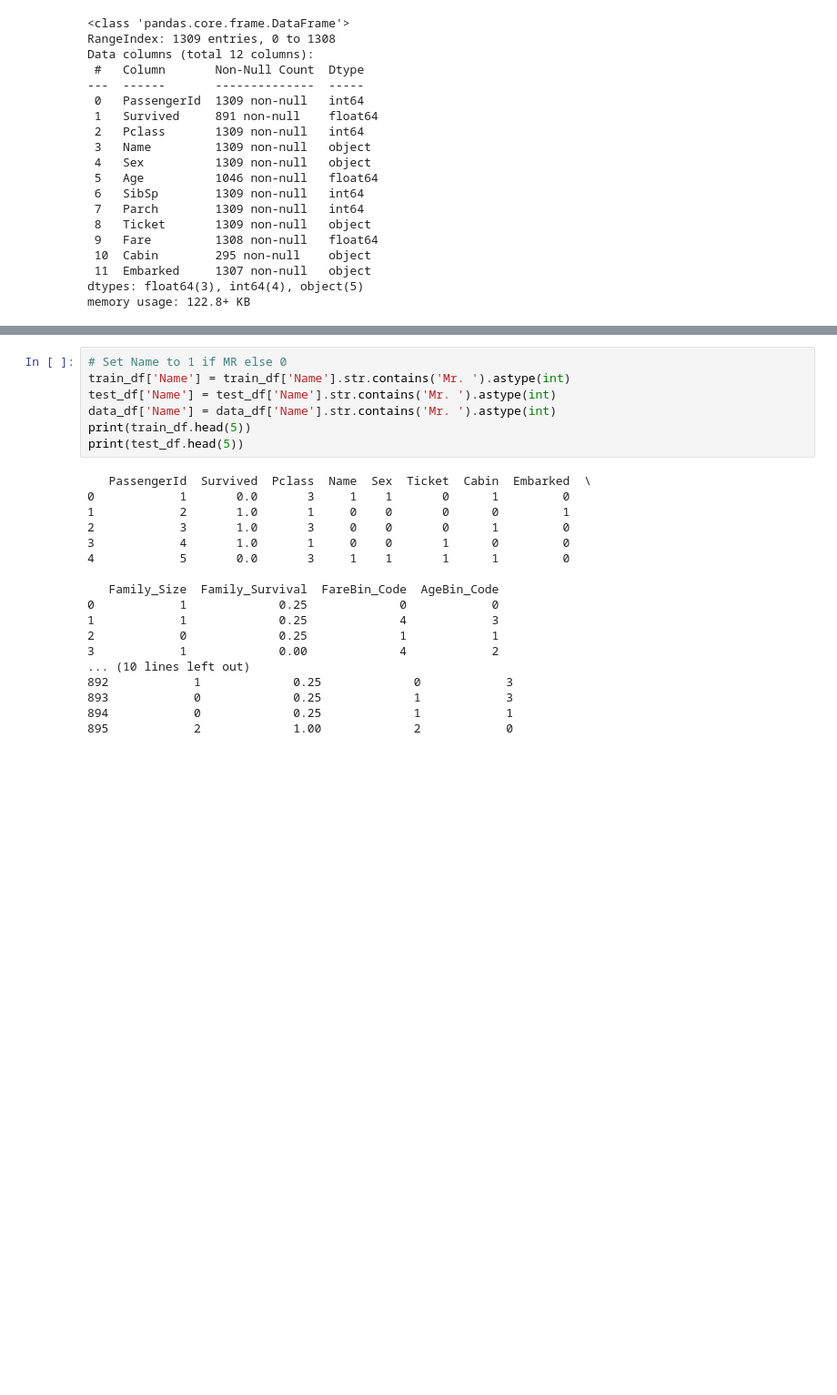
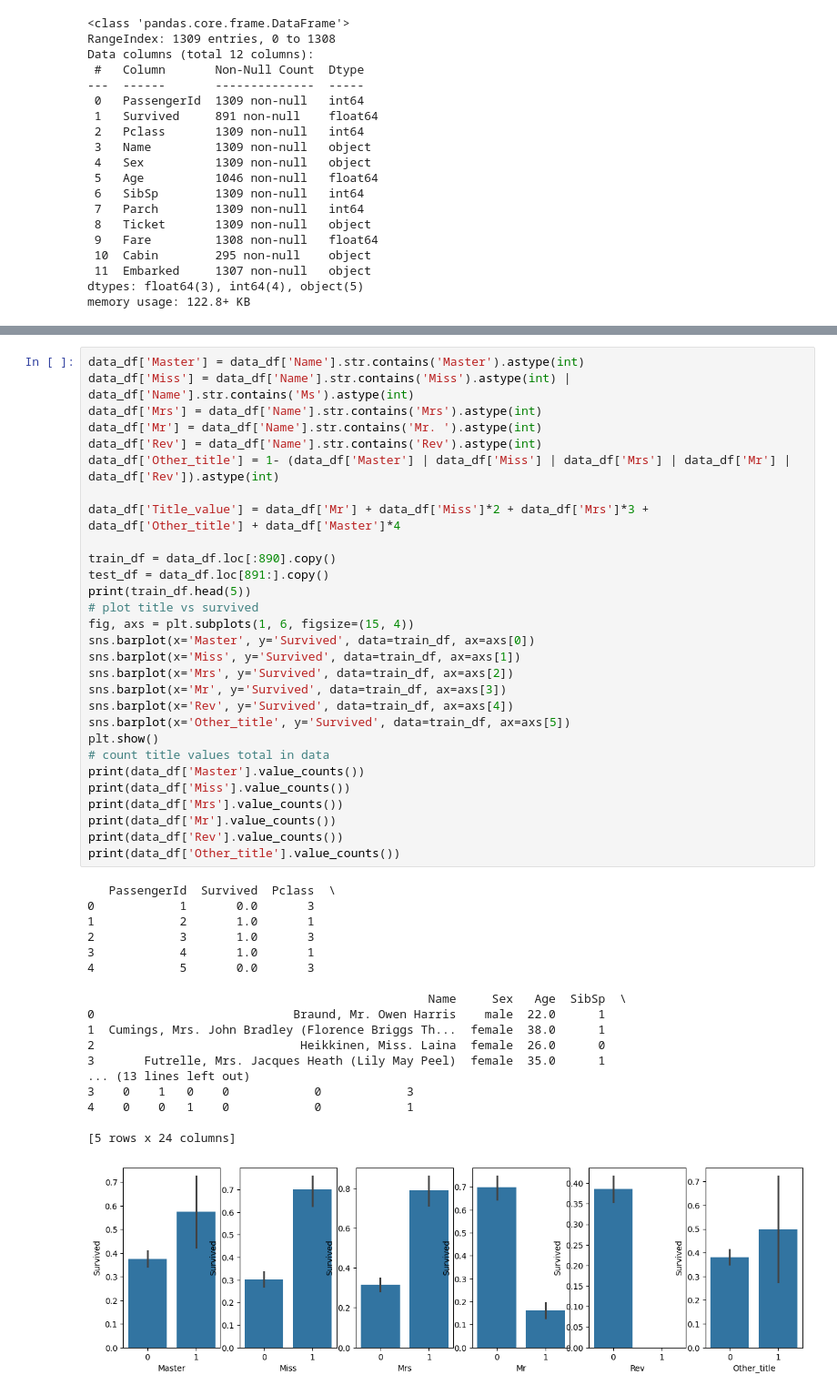
Before and after one commit to Jacobpes/titanic, a Jupyter notebook: EDA.ipynb, the cells around one changed output, grey strips where cells are left out. Shown at 91% size. Cells and saved outputs as stored; diff of their text form; blank space fills up the shorter version.

```diff
--- a/EDA.ipynb
+++ b/EDA.ipynb
@@ -368,25 +329,48 @@ print(train_df.head(3))
-# %%
-# Set Name to 1 if MR else 0
-train_df['Name'] = train_df['Name'].str.contains('Mr. ').astype(int)
-test_df['Name'] = test_df['Name'].str.contains('Mr. ').astype(int)
-data_df['Name'] = data_df['Name'].str.contains('Mr. ').astype(int)
-print(train_df.head(5))
-print(test_df.head(5))
-# %% [output]
-   PassengerId  Survived  Pclass  Name  Sex  Ticket  Cabin  Embarked  \
-0            1       0.0       3     1    1       0      1         0
-1            2       1.0       1     0    0       0      0         1
-2            3       1.0       3     0    0       0      1         0
-3            4       1.0       1     0    0       1      0         0
-4            5       0.0       3     1    1       1      1         0
-
-   Family_Size  Family_Survival  FareBin_Code  AgeBin_Code
-0            1             0.25             0            0
-1            1             0.25             4            3
-2            0             0.25             1            1
-3            1             0.00             4            2
-... (10 lines left out)
-892            1             0.25             0            3
-893            0             0.25             1            3
-894            0             0.25             1            1
-895            2             1.00             2            0
+# %%
+data_df['Master'] = data_df['Name'].str.contains('Master').astype(int)
+data_df['Miss'] = data_df['Name'].str.contains('Miss').astype(int) | data_df['Name'].str.contains('Ms').astype(int)
+data_df['Mrs'] = data_df['Name'].str.contains('Mrs').astype(int)
+data_df['Mr'] = data_df['Name'].str.contains('Mr. ').astype(int)
+data_df['Rev'] = data_df['Name'].str.contains('Rev').astype(int)
+data_df['Other_title'] = 1- (data_df['Master'] | data_df['Miss'] | data_df['Mrs'] | data_df['Mr'] | data_df['Rev']).astype(int)
+
+data_df['Title_value'] = data_df['Mr'] + data_df['Miss']*2 + data_df['Mrs']*3 + data_df['Other_title'] + data_df['Master']*4
+
+train_df = data_df.loc[:890].copy()
+test_df = data_df.loc[891:].copy()
+print(train_df.head(5))
+# plot title vs survived
+fig, axs = plt.subplots(1, 6, figsize=(15, 4))
+sns.barplot(x='Master', y='Survived', data=train_df, ax=axs[0])
+sns.barplot(x='Miss', y='Survived', data=train_df, ax=axs[1])
+sns.barplot(x='Mrs', y='Survived', data=train_df, ax=axs[2])
+sns.barplot(x='Mr', y='Survived', data=train_df, ax=axs[3])
+sns.barplot(x='Rev', y='Survived', data=train_df, ax=axs[4])
+sns.barplot(x='Other_title', y='Survived', data=train_df, ax=axs[5])
+plt.show()
+# count title values total in data
+print(data_df['Master'].value_counts())
+print(data_df['Miss'].value_counts())
+print(data_df['Mrs'].value_counts())
+print(data_df['Mr'].value_counts())
+print(data_df['Rev'].value_counts())
+print(data_df['Other_title'].value_counts())
+# %% [output]
+   PassengerId  Survived  Pclass  \
+0            1       0.0       3
+1            2       1.0       1
+2            3       1.0       3
+3            4       1.0       1
+4            5       0.0       3
+
+                                                Name     Sex   Age  SibSp  \
+0                            Braund, Mr. Owen Harris    male  22.0      1
+1  Cumings, Mrs. John Bradley (Florence Briggs Th...  female  38.0      1
+2                             Heikkinen, Miss. Laina  female  26.0      0
+3       Futrelle, Mrs. Jacques Heath (Lily May Peel)  female  35.0      1
+... (13 lines left out)
+3    0    1   0    0            0            3
+4    0    0   1    0            0            1
+
+[5 rows x 24 columns]
+[figure, added]
```
Also changed, not shown: parts of 30 cells of this notebook.
